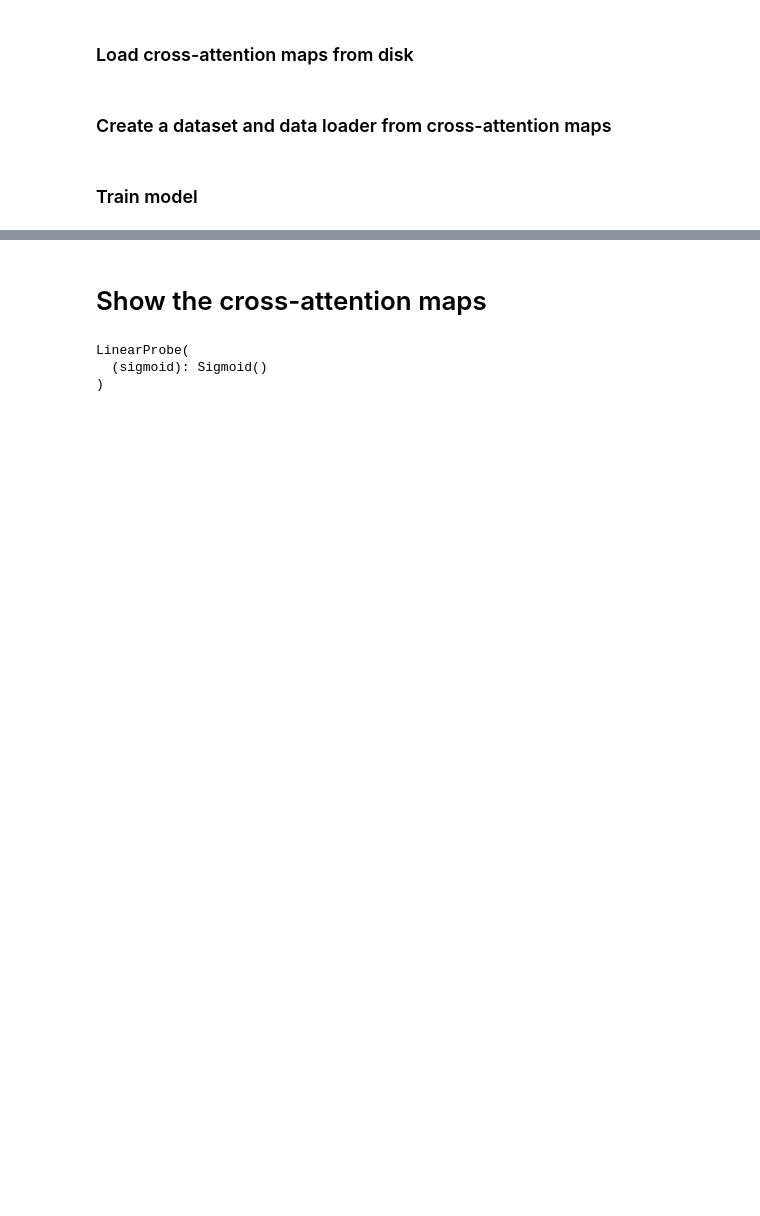
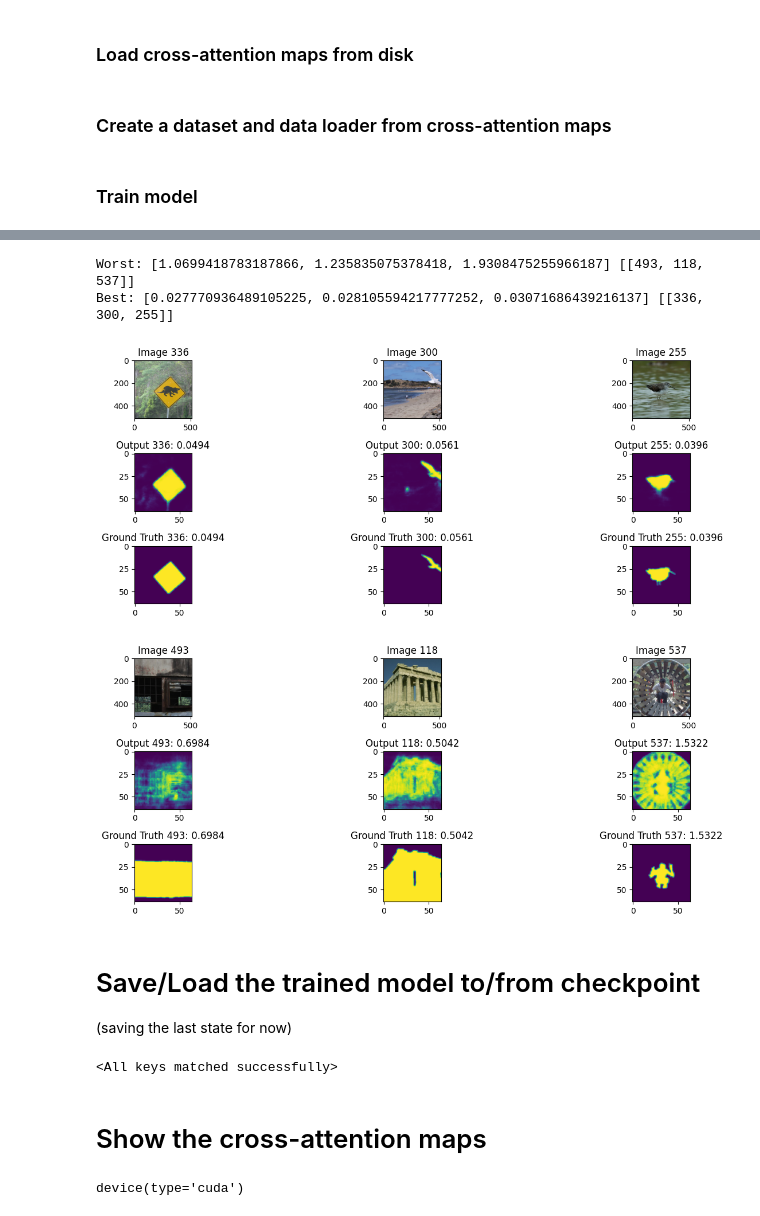
Before and after one commit to chrisoffner/dl23_course_project, a Jupyter notebook: notebooks/cross_attn_experiment_aa.ipynb, the cells around one changed output, grey strips where cells are left out. Drawn from its saved outputs; the diff is of its cells as text; code cells hidden in the pictures; blank space fills up the shorter version.

```diff
--- a/notebooks/cross_attn_experiment_aa.ipynb
+++ b/notebooks/cross_attn_experiment_aa.ipynb
@@ -59,7 +72,7 @@ gt_segmentations = [load_image_as_tensor(path, True) for path in gt_paths]
 # %% [markdown]
 ### Create a dataset and data loader from cross-attention maps
 # %%
-cross_attn_maps_train, cross_attn_maps_valid, gt_segmentations_train, gt_segmentations_valid = train_test_split(cross_attn_maps, gt_segmentations, test_size=0.2, random_state=42)
+cross_attn_maps_train, cross_attn_maps_valid, gt_segmentations_train, gt_segmentations_valid = train_test_split(cross_attn_maps, gt_segmentations, test_size=0.2, random_state=0, shuffle=False)
 # %%
 dataset = CrossAttentionDataset(cross_attn_maps, gt_segmentations)
 
@@ -174,0 +235,47 @@ plt.show()
+# %%
+def plot_img_output_gt(indices):
+
+    fig, axs = plt.subplots(3, len(indices), figsize=(15, 5))
+
+    for i, idx in enumerate(indices):
+        img = load_image_as_tensor(gt_paths[idx].parent.parent / "img" / (gt_paths[idx].stem + ".jpg"))
+        gt = load_image_as_tensor(gt_paths[idx], True)
+
+        with torch.no_grad():
+            cross_attn_8, cross_attn_16, cross_attn_32, cross_attn_64, gt = dataset[idx]
+            output = model(cross_attn_8.to(DEVICE), cross_attn_16.to(DEVICE),cross_attn_32.to(DEVICE), cross_attn_64.to(DEVICE))
+
+            loss = criterion(output, gt.to(DEVICE)).cpu()
+            output = output.squeeze().detach().cpu()
+
+        axs[0, i].imshow(img.permute(1, 2, 0))
+        axs[0, i].set_title(f"Image {idx}")
+
+        axs[1, i].imshow(output)
+        axs[1, i].set_title(f"Output {idx}: {loss:.4f}")
+
+        axs[2, i].imshow(gt)
+        axs[2, i].set_title(f"Ground Truth {idx}: {loss:.4f}")
+
+    plt.tight_layout()
+    plt.show()
+# %%
+le = losses_train_all[19]
+x = sorted(le)
+
+best = [le.index(v) for v in  x[:3]]
+worst = [le.index(v) for v in  x[-3:]]
+
+print(f"Worst: {x[-3:]} [{worst}]\nBest: {x[:3]} [{best}]")
+
+plot_img_output_gt(best)
+plot_img_output_gt(worst)
+# %% [output]
+Worst: [1.0699418783187866, 1.235835075378418, 1.9308475255966187] [[493, 118, 537]]
+Best: [0.027770936489105225, 0.028105594217777252, 0.03071686439216137] [[336, 300, 255]]
+[figure, added]
+[figure, added]
+# %% [markdown]
+# Save/Load the trained model to/from checkpoint
+
+(saving the last state for now)
@@ -175,9 +287,14 @@ plt.show()
+# %%
+# load model from checkpoint
+model = LinearProbe(n_timesteps=len(dataset_train.timesteps)).to(DEVICE)
+model.load_state_dict(torch.load(checkpoint_path))
+# %% [output]
+<All keys matched successfully>
 # %% [markdown]
 # Show the cross-attention maps
 # %%
 model.to(DEVICE)
+DEVICE
 # %% [output]
-LinearProbe(
-  (sigmoid): Sigmoid()
-)
+device(type='cuda')
 # %%
```
Also changed, not shown: parts of 34 cells of this notebook, 2 other files.
